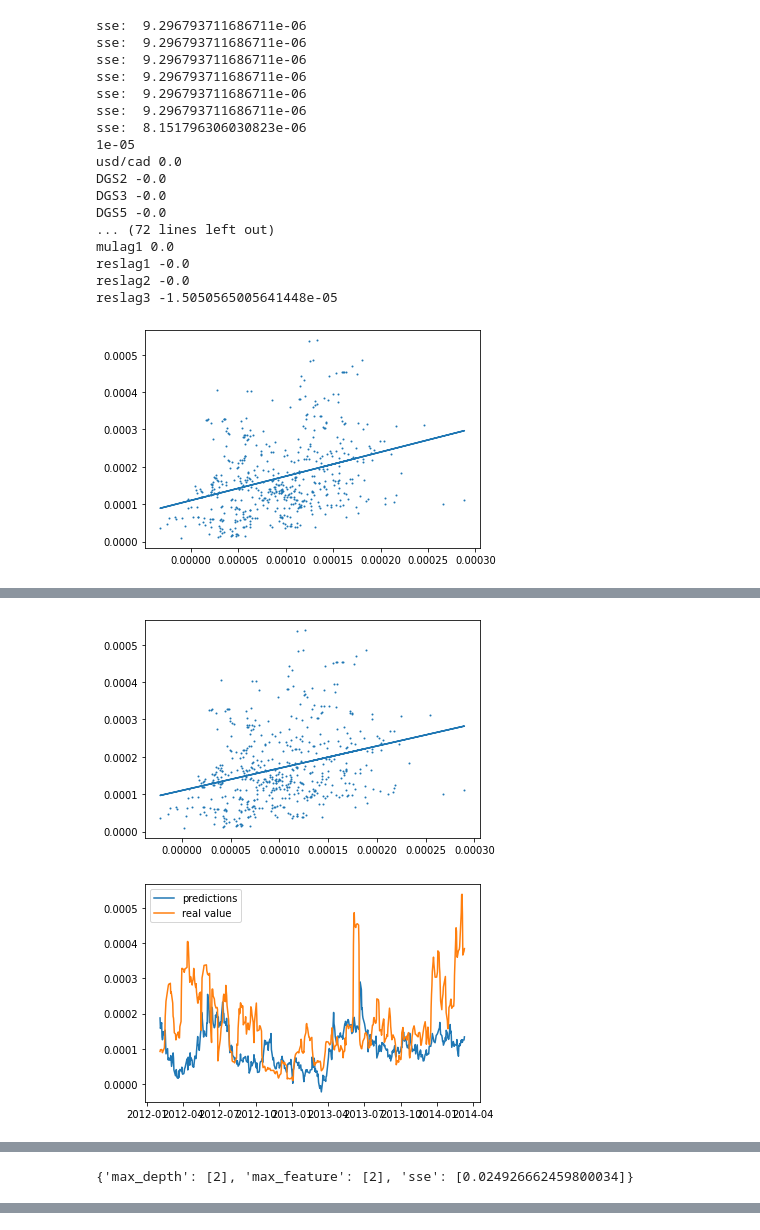
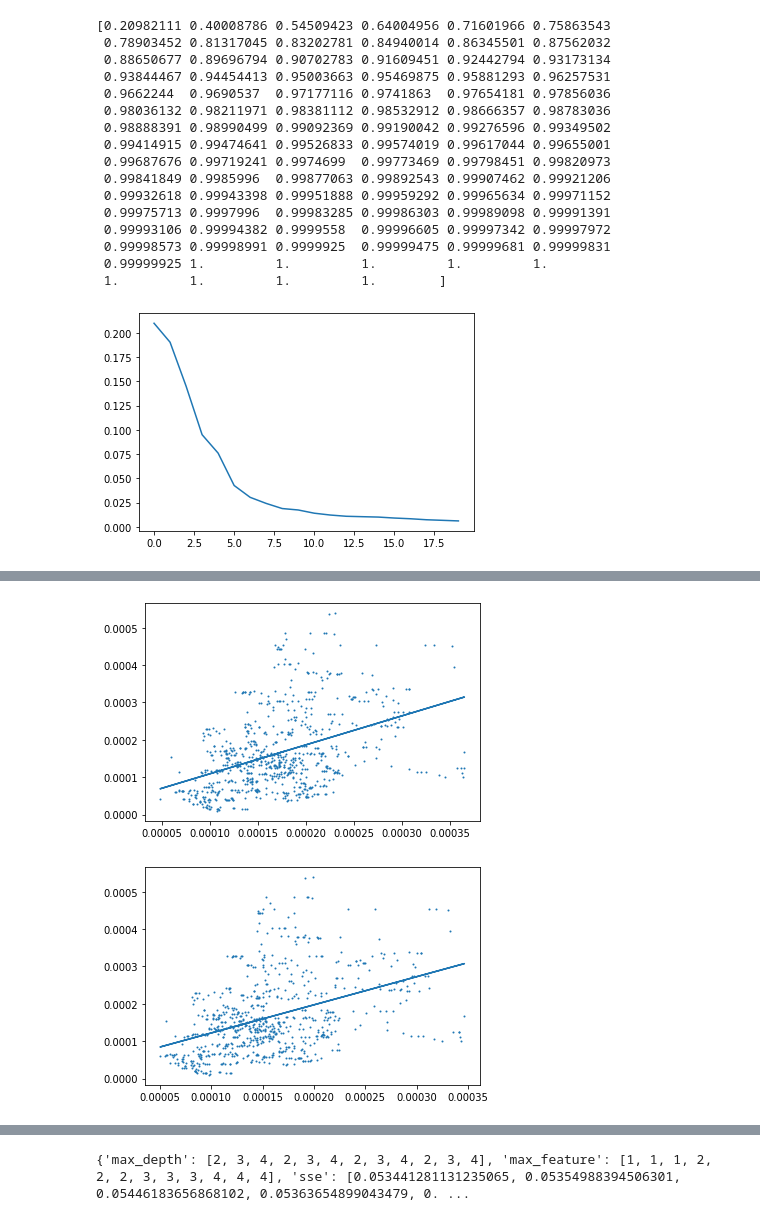
Before and after one commit to felixpoirier1/PolyFinances, a Jupyter notebook: modelPrediction.ipynb, the cells around one changed output, grey strips where cells are left out. Saved outputs shown, nothing was run; the diff lists cells and outputs as text; code cells hidden in the pictures.

```diff
--- a/modelPrediction.ipynb
+++ b/modelPrediction.ipynb
@@ -55,6 +113,7 @@ from sklearn.ensemble import RandomForestRegressor
 import numpy as np
 
 alpha = [0.01, 0.001, 0.0018, 0.002, 0.003, 0.0001, 0.00001]
+alpha = [0.03]
 best_sse = 100000
 best_alpha = None
 for a in alpha:
@@ -133,9 +184,9 @@ plt.show()
 # %%
 best_sse = 100000
-# max_feature = [2, 3, 4]
-# max_depth = [2, 3, 4]
-max_feature = [2]
-max_depth = [2]
+max_feature = [2, 3, 4]
+max_depth = [2, 3, 4]
+# max_feature = [2]
+# max_depth = [2]
 suivi = {'max_depth':[], 'max_feature':[], 'sse':[]}
 for a in max_feature:
     for b in max_depth:
@@ -401,6 +460,26 @@ predictedVariable = y_bipower_variance
 
 X_train, X_val, y_train, y_val = train_test_split(dataset, predictedVariable, test_size=0.00000001, shuffle=False)
 X_test, X_train, y_test, y_train = train_test_split(X_train, y_train, test_size=0.80, shuffle=False)
+
+
+
+scaler = StandardScaler()
+dataset.dropna(inplace=True)
+scaler.fit(X_train)
+X_train = scaler.transform(X_train)
+X_test = scaler.transform(X_test)
+
+pca = PCA()
+pca.fit(X_train)
+
+
+print(np.cumsum(np.array(pca.explained_variance_ratio_)))
+
+plt.plot(list(range(20)), (np.array(pca.explained_variance_ratio_))[:20])
+plt.show()
+
+X_train = pd.DataFrame(pca.transform(X_train)).iloc[:, :15]
+X_test = pd.DataFrame(pca.transform(X_test)).iloc[:, :15]
 
 # scaler = StandardScaler()
 # scaler.fit(pd.DataFrame(y_train))
@@ -458,14 +537,14 @@ plt.scatter(y_test_pred, y_test, s=1)
 plt.plot(y_test_pred, m * y_test_pred + b)
 plt.show()
 best_sse = 100000
-# max_feature = [2, 3, 4]
-# max_depth = [2, 3, 4]
-max_feature = [2]
-max_depth = [2]
+max_feature = [1, 2, 3, 4]
+max_depth = [2, 3, 4]
+# max_feature = [2]
+# max_depth = [2]
 suivi = {'max_depth': [], 'max_feature': [], 'sse': []}
 for a in max_feature:
     for b in max_depth:
-        pipe_forest = Pipeline([('rf', RandomForestRegressor(n_estimators=1000, max_features=a, max_depth=b))])
+        pipe_forest = Pipeline([('rf', RandomForestRegressor(n_estimators=1000, max_features=a, max_depth=b, criterion='absolute_error'))])
         pipe_forest.fit(X_train, np.ravel(y_train_res))
         y_test_res_pred = pipe_forest.predict(X_test)
         sse = np.sum((np.array(y_test_res_pred) - np.array(y_train_res)) ** 2)
@@ -497,48 +576,47 @@ plt.plot(y_test_pred, m * y_test_pred + b)
 plt.show()
 
 plt.plot(X_test.index, y_test_pred, label='predictions')
 plt.plot(X_test.index, y_test, label='real value')
 plt.legend()
 plt.show()
 suivi
 pipe_forest['rf'].feature_importances_
 y_train_res_pred = pipe_forest.predict(X_train)
 y_train_pred2 = y_train_pred
 y_train_pred = y_train_res_pred + y_train_pred2
 # pipe['ls'].coef_
 
 
 #obtain m (slope) and b(intercept) of linear regression line
 m, b = np.polyfit(y_train_pred, y_train, 1)
 # m, b = np.polyfit(y_test_pred, y_test , 1)
 #add linear regression line to scatterplot
 
 
 plt.scatter(y_train_pred, y_train, s=1)
 plt.plot(y_train_pred, m * y_train_pred + b)
 plt.show()
 
 plt.plot(X_train.index, y_train_pred, label='predictions')
 plt.plot(X_train.index, y_train, label='real value')
 plt.legend()
 plt.show()
 print(suivi)
 # %% [output]
-sse:  9.296793711686711e-06
-sse:  9.296793711686711e-06
-sse:  9.296793711686711e-06
-sse:  9.296793711686711e-06
-sse:  9.296793711686711e-06
-sse:  9.296793711686711e-06
-sse:  8.151796306030823e-06
-1e-05
-usd/cad 0.0
-DGS2 -0.0
-DGS3 -0.0
-DGS5 -0.0
-... (72 lines left out)
-mulag1 0.0
-reslag1 -0.0
-reslag2 -0.0
-reslag3 -1.5050565005641448e-05
+[0.20982111 0.40008786 0.54509423 0.64004956 0.71601966 0.75863543
+ 0.78903452 0.81317045 0.83202781 0.84940014 0.86345501 0.87562032
+ 0.88650677 0.89696794 0.90702783 0.91609451 0.92442794 0.93173134
+ 0.93844467 0.94454413 0.95003663 0.95469875 0.95881293 0.96257531
+ 0.9662244  0.9690537  0.97177116 0.9741863  0.97654181 0.97856036
+ 0.98036132 0.98211971 0.98381112 0.98532912 0.98666357 0.98783036
+ 0.98888391 0.98990499 0.99092369 0.99190042 0.99276596 0.99349502
+ 0.99414915 0.99474641 0.99526833 0.99574019 0.99617044 0.99655001
+ 0.99687676 0.99719241 0.9974699  0.99773469 0.99798451 0.99820973
+ 0.99841849 0.9985996  0.99877063 0.99892543 0.99907462 0.99921206
+ 0.99932618 0.99943398 0.99951888 0.99959292 0.99965634 0.99971152
+ 0.99975713 0.9997996  0.99983285 0.99986303 0.99989098 0.99991391
+ 0.99993106 0.99994382 0.9999558  0.99996605 0.99997342 0.99997972
+ 0.99998573 0.99998991 0.9999925  0.99999475 0.99999681 0.99999831
+ 0.99999925 1.         1.         1.         1.         1.
+ 1.         1.         1.         1.        ]
-[figure, old version]
+[figure, new version]
@@ -545,2 +640,2 @@ reslag3 -1.5050565005641448e-05
-[figure, old version]
+[figure, new version]
-[figure, old version]
+[figure, new version]
@@ -549 +643,0 @@ reslag3 -1.5050565005641448e-05
-{'max_depth': [2], 'max_feature': [2], 'sse': [0.024926662459800034]}
@@ -549,0 +645 @@ reslag3 -1.5050565005641448e-05
+{'max_depth': [2, 3, 4, 2, 3, 4, 2, 3, 4, 2, 3, 4], 'max_feature': [1, 1, 1, 2, 2, 2, 3, 3, 3, 4, 4, 4], 'sse': [0.053441281131235065, 0.05354988394506301, 0.05446183656868102, 0.05363654899043479, 0. ...
```
Also changed, not shown: parts of 13 cells of this notebook.
